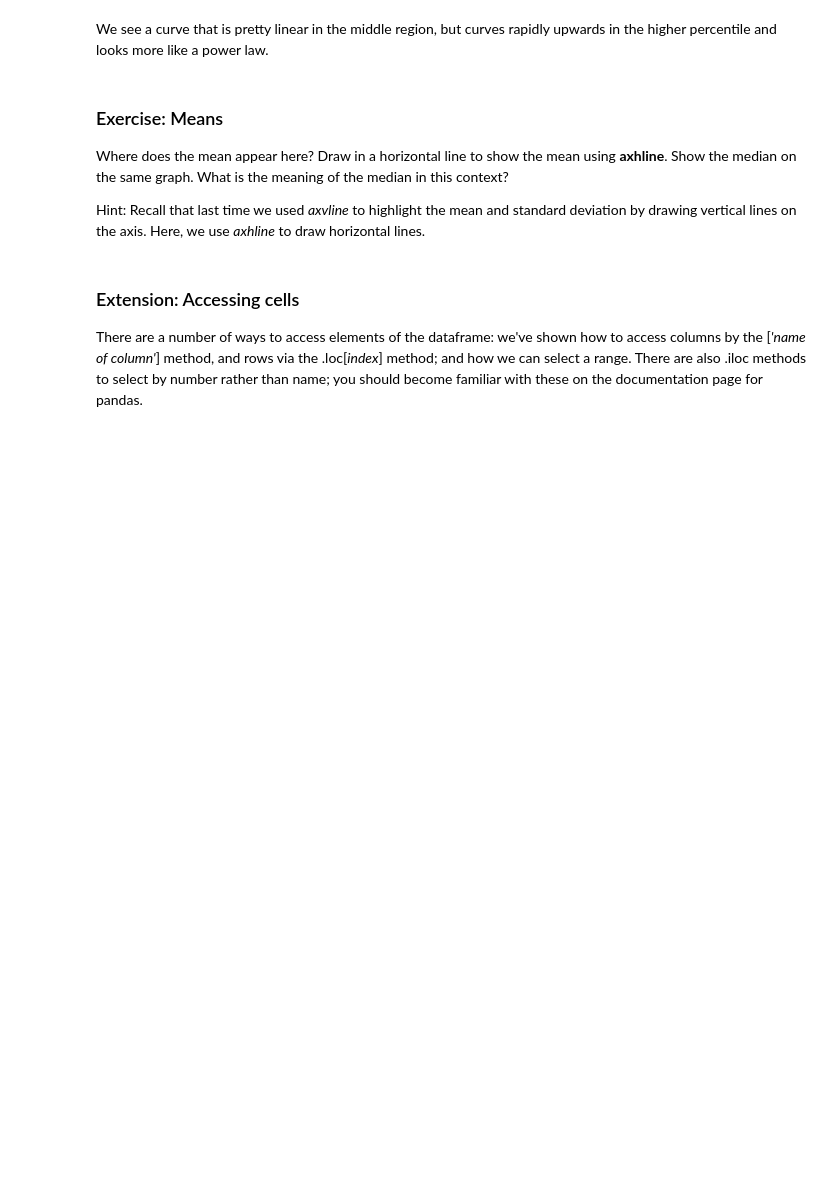
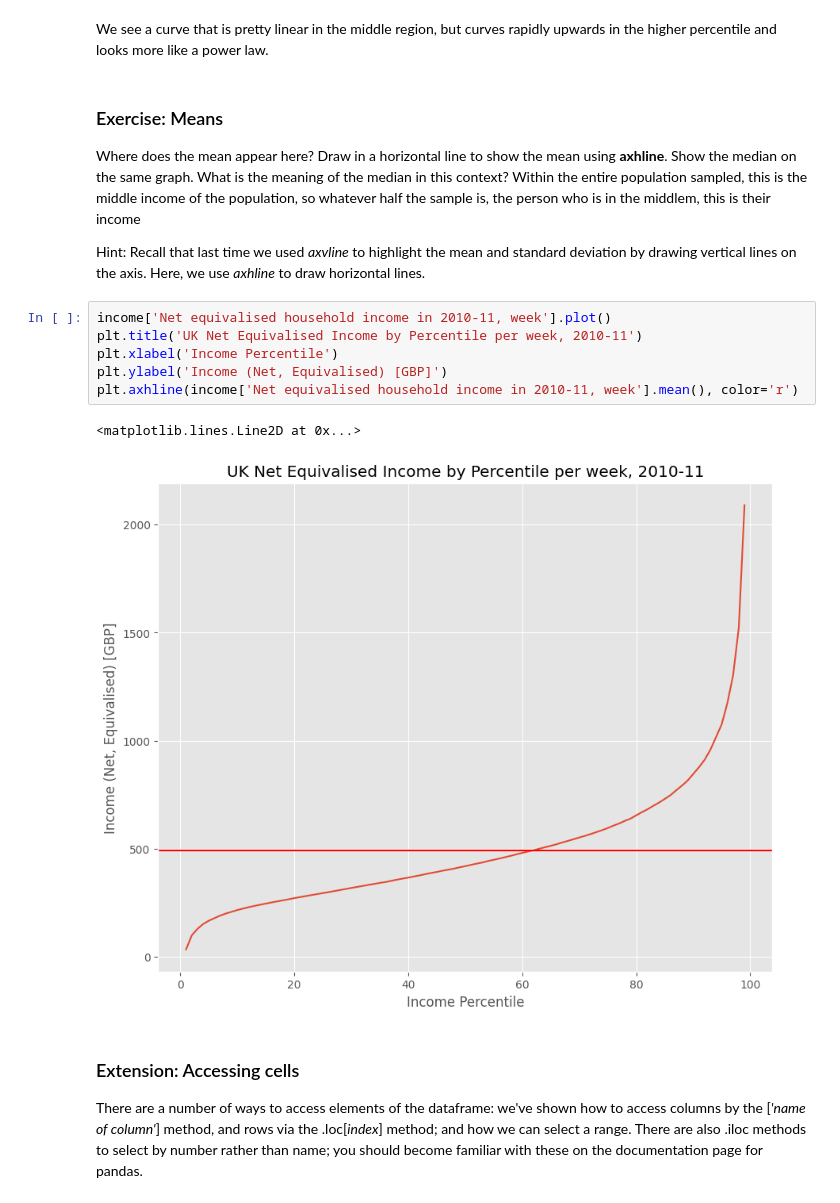
Before and after one commit to DiegoArgn/QM-2, a Jupyter notebook: W2_Working_with_Data_in_Pandas.ipynb, the cells around one changed output. Saved outputs shown, nothing was run; the diff lists cells and outputs as text; blank space fills up the shorter version.

```diff
--- a/W2_Working_with_Data_in_Pandas.ipynb
+++ b/W2_Working_with_Data_in_Pandas.ipynb
@@ -213,9 +213,18 @@ We see a curve that is pretty linear in the middle region, but curves rapidly up
 # %% [markdown]
 ### Exercise: Means
 
-Where does the mean appear here? Draw in a horizontal line to show the mean using **axhline**. Show the median on the same graph. What is the meaning of the median in this context?
+Where does the mean appear here? Draw in a horizontal line to show the mean using **axhline**. Show the median on the same graph. What is the meaning of the median in this context? Within the entire population sampled, this is the middle income of the population, so whatever half the sample is, the person who is in the middlem, this is their income
 
 Hint: Recall that last time we used *axvline* to highlight the mean and standard deviation by drawing vertical lines on the axis. Here, we use *axhline* to draw horizontal lines.
+# %%
+income['Net equivalised household income in 2010-11, week'].plot()
+plt.title('UK Net Equivalised Income by Percentile per week, 2010-11')
+plt.xlabel('Income Percentile')
+plt.ylabel('Income (Net, Equivalised) [GBP]')
+plt.axhline(income['Net equivalised household income in 2010-11, week'].mean(), color='r')
+# %% [output]
+<matplotlib.lines.Line2D at 0x...>
+[figure, added]
 # %% [markdown]
 ### Extension: Accessing cells
 
```
Also changed, not shown: parts of 11 cells of this notebook.
